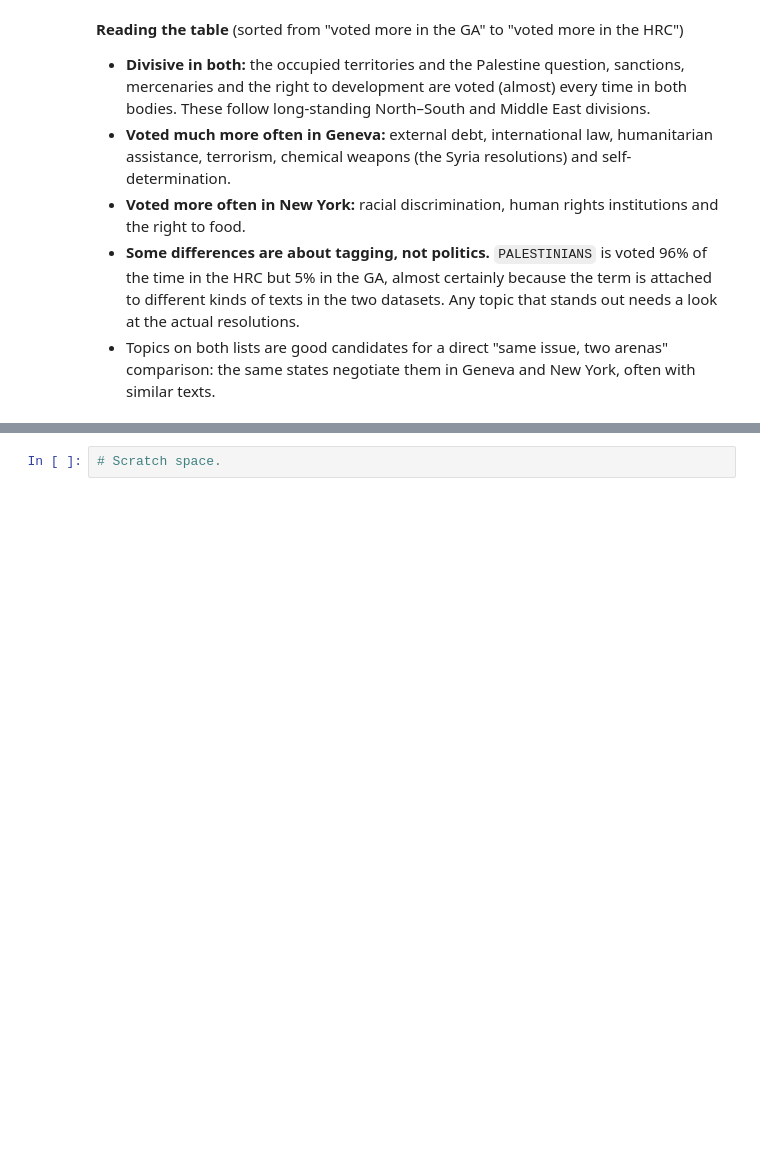
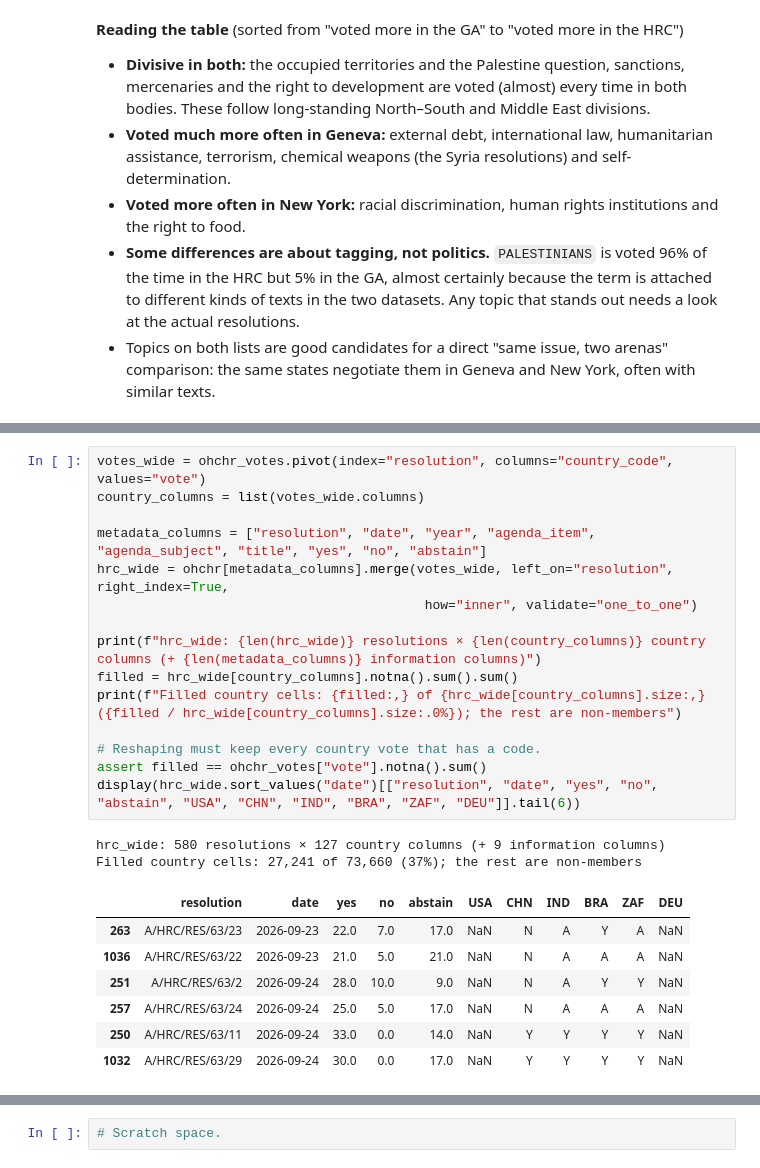
Before and after one commit to unst-ethz/policy-pulse, a Jupyter notebook: notebooks/teju/hrc_exploration.ipynb, the cells around one changed output, grey strips where cells are left out. Drawn from its saved outputs; the diff is of its cells as text; blank space fills up the shorter version.

```diff
--- a/notebooks/teju/hrc_exploration.ipynb
+++ b/notebooks/teju/hrc_exploration.ipynb
@@ -1250,0 +1067,25 @@ Largest drops from the GA to the HRC:
+# %%
+votes_wide = ohchr_votes.pivot(index="resolution", columns="country_code", values="vote")
+country_columns = list(votes_wide.columns)
+
+metadata_columns = ["resolution", "date", "year", "agenda_item", "agenda_subject", "title", "yes", "no", "abstain"]
+hrc_wide = ohchr[metadata_columns].merge(votes_wide, left_on="resolution", right_index=True,
+                                          how="inner", validate="one_to_one")
+
+print(f"hrc_wide: {len(hrc_wide)} resolutions × {len(country_columns)} country columns (+ {len(metadata_columns)} information columns)")
+filled = hrc_wide[country_columns].notna().sum().sum()
+print(f"Filled country cells: {filled:,} of {hrc_wide[country_columns].size:,} ({filled / hrc_wide[country_columns].size:.0%}); the rest are non-members")
+
+# Reshaping must keep every country vote that has a code.
+assert filled == ohchr_votes["vote"].notna().sum()
+display(hrc_wide.sort_values("date")[["resolution", "date", "yes", "no", "abstain", "USA", "CHN", "IND", "BRA", "ZAF", "DEU"]].tail(6))
+# %% [output]
+hrc_wide: 580 resolutions × 127 country columns (+ 9 information columns)
+Filled country cells: 27,241 of 73,660 (37%); the rest are non-members
+|  | resolution | date | yes | no | abstain | USA | CHN | IND | BRA | ZAF | DEU |
+| 263 | A/HRC/RES/63/23 | 2026-09-23 | 22.0 | 7.0 | 17.0 | NaN | N | A | Y | A | NaN |
+| 1036 | A/HRC/RES/63/22 | 2026-09-23 | 21.0 | 5.0 | 21.0 | NaN | N | A | A | A | NaN |
+| 251 | A/HRC/RES/63/2 | 2026-09-24 | 28.0 | 10.0 | 9.0 | NaN | N | A | Y | Y | NaN |
+| 257 | A/HRC/RES/63/24 | 2026-09-24 | 25.0 | 5.0 | 17.0 | NaN | N | A | A | A | NaN |
+| 250 | A/HRC/RES/63/11 | 2026-09-24 | 33.0 | 0.0 | 14.0 | NaN | Y | Y | Y | Y | NaN |
+| 1032 | A/HRC/RES/63/29 | 2026-09-24 | 30.0 | 0.0 | 17.0 | NaN | Y | Y | Y | Y | NaN |
```
Also changed, not shown: parts of 59 cells of this notebook, 1 other file.
